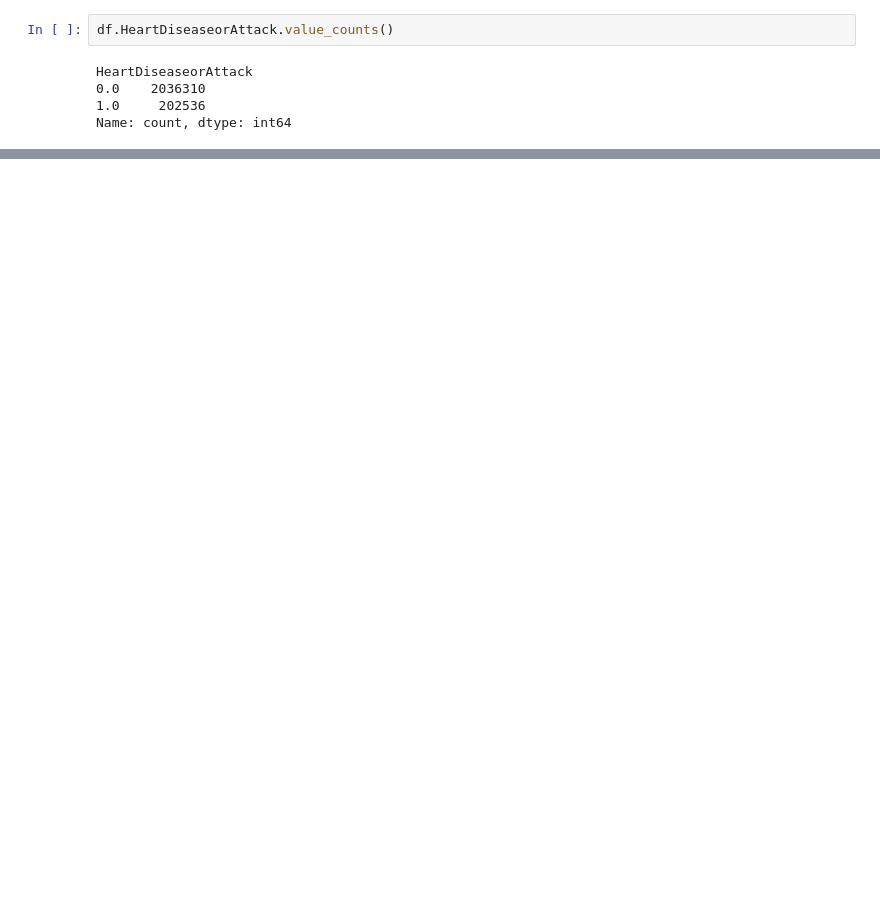
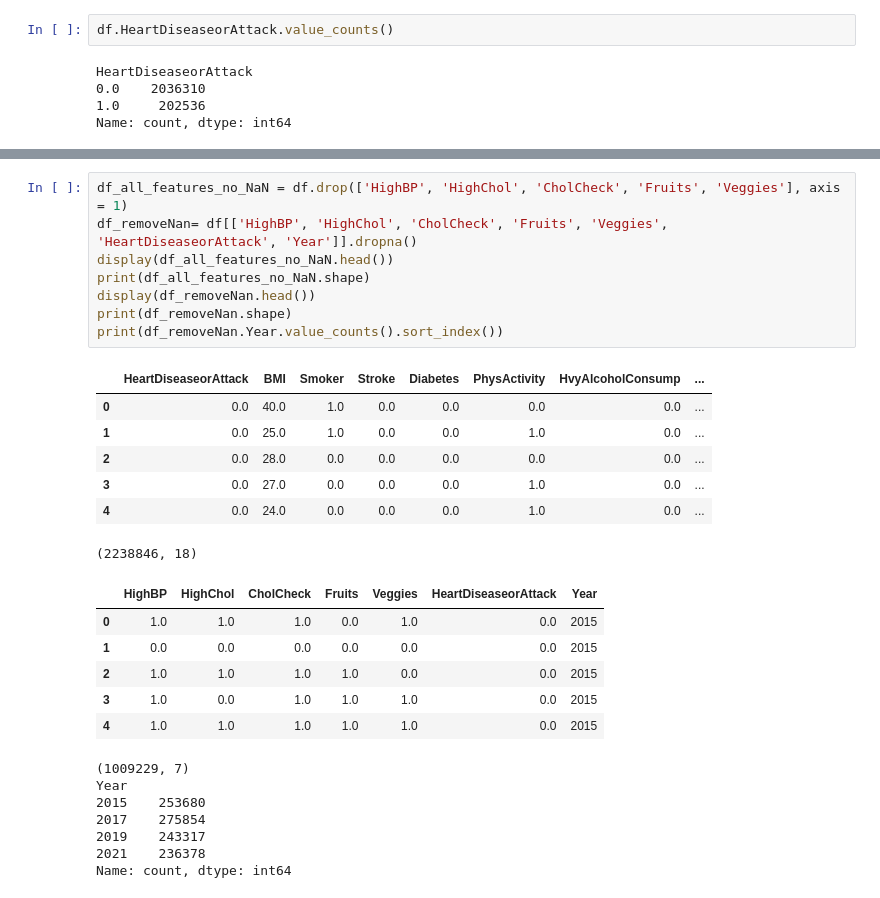
Before and after one commit to duvallar/MA384_CDSA, a Jupyter notebook: duvallar/analysis_indicators.ipynb, the cells around one changed output, grey strips where cells are left out. Drawn from its saved outputs; the diff is of its cells as text; blank space fills up the shorter version.

```diff
--- a/duvallar/analysis_indicators.ipynb
+++ b/duvallar/analysis_indicators.ipynb
@@ -56,0 +36,29 @@ highBP_grp.HighBP.plot(kind='bar')
+# %%
+df_all_features_no_NaN = df.drop(['HighBP', 'HighChol', 'CholCheck', 'Fruits', 'Veggies'], axis = 1)
+df_removeNan= df[['HighBP', 'HighChol', 'CholCheck', 'Fruits', 'Veggies', 'HeartDiseaseorAttack', 'Year']].dropna()
+display(df_all_features_no_NaN.head())
+print(df_all_features_no_NaN.shape)
+display(df_removeNan.head())
+print(df_removeNan.shape)
+print(df_removeNan.Year.value_counts().sort_index())
+# %% [output]
+|  | HeartDiseaseorAttack | BMI | Smoker | Stroke | Diabetes | PhysActivity | HvyAlcoholConsump | ... |
+| 0 | 0.0 | 40.0 | 1.0 | 0.0 | 0.0 | 0.0 | 0.0 | ... |
+| 1 | 0.0 | 25.0 | 1.0 | 0.0 | 0.0 | 1.0 | 0.0 | ... |
+| 2 | 0.0 | 28.0 | 0.0 | 0.0 | 0.0 | 0.0 | 0.0 | ... |
+| 3 | 0.0 | 27.0 | 0.0 | 0.0 | 0.0 | 1.0 | 0.0 | ... |
+| 4 | 0.0 | 24.0 | 0.0 | 0.0 | 0.0 | 1.0 | 0.0 | ... |
+(2238846, 18)
+|  | HighBP | HighChol | CholCheck | Fruits | Veggies | HeartDiseaseorAttack | Year |
+| 0 | 1.0 | 1.0 | 1.0 | 0.0 | 1.0 | 0.0 | 2015 |
+| 1 | 0.0 | 0.0 | 0.0 | 0.0 | 0.0 | 0.0 | 2015 |
+| 2 | 1.0 | 1.0 | 1.0 | 1.0 | 0.0 | 0.0 | 2015 |
+| 3 | 1.0 | 0.0 | 1.0 | 1.0 | 1.0 | 0.0 | 2015 |
+| 4 | 1.0 | 1.0 | 1.0 | 1.0 | 1.0 | 0.0 | 2015 |
+(1009229, 7)
+Year
+2015    253680
+2017    275854
+2019    243317
+2021    236378
+Name: count, dtype: int64
```
Also changed, not shown: parts of 18 cells of this notebook, 2 other files.
